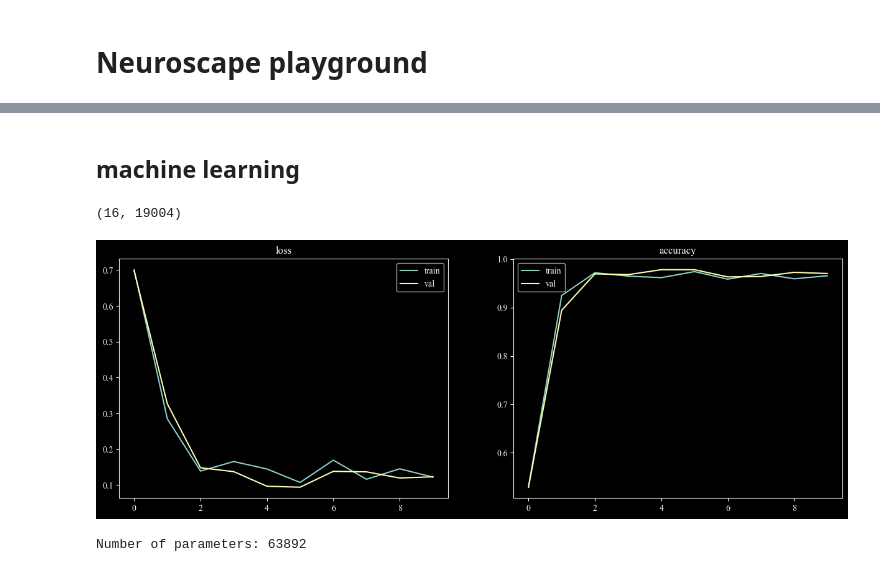
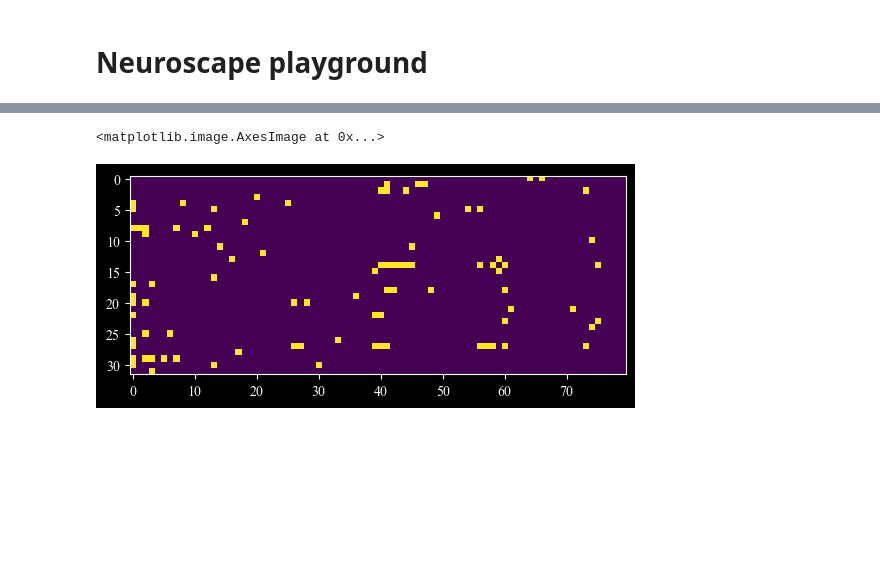
Before and after one commit to syrkis/neuroscope, a Jupyter notebook: notebooks/ml.ipynb, the cells around one changed output, grey strips where cells are left out. Saved outputs shown, nothing was run; the diff lists cells and outputs as text; code cells hidden in the pictures; blank space fills up the shorter version.

```diff
--- a/notebooks/ml.ipynb
+++ b/notebooks/ml.ipynb
@@ -52,0 +26,4 @@ np.save(os.path.join(DATA_DIR, 'rh_corr_mat.npy'), corr_matrix)
+# %%
+n_steps = 100
+batch_size = 32
+n_samples = 1000
@@ -56,2 +132,0 @@ np.save(os.path.join(DATA_DIR, 'rh_corr_mat.npy'), corr_matrix)
-# %% [markdown]
-## machine learning
@@ -77,8 +132,0 @@ if reload_data:
-# %%
-steps = 10
-for i in range(steps):
-    img, cat, sup, cap, lh, rh = next(train_loader)
-    print(lh.shape)
-    break
-# %% [output]
-(16, 19004)
@@ -89,12 +133,5 @@ metrics = {'train_acc': [], 'val_acc': [], 'train_loss': [], 'val_loss': [] }
-# %%
-
-params, metrics = src.train(params, metrics, config, args, train_loader, val_loader)
-src.plot_metrics(metrics);
-# %% [output]
-[figure, removed]
-# %%
-param_sizes = [p.size for p in jax.tree_util.tree_flatten(params)[0]]
-num_params = sum(param_sizes)
-print(f'Number of parameters: {num_params}')
-# %% [output]
-Number of parameters: 63892
+# %%
+plt.imshow(cat)
+# %% [output]
+<matplotlib.image.AxesImage at 0x...>
+[figure, added]
```
Also changed, not shown: parts of 23 cells of this notebook, 5 other files.
